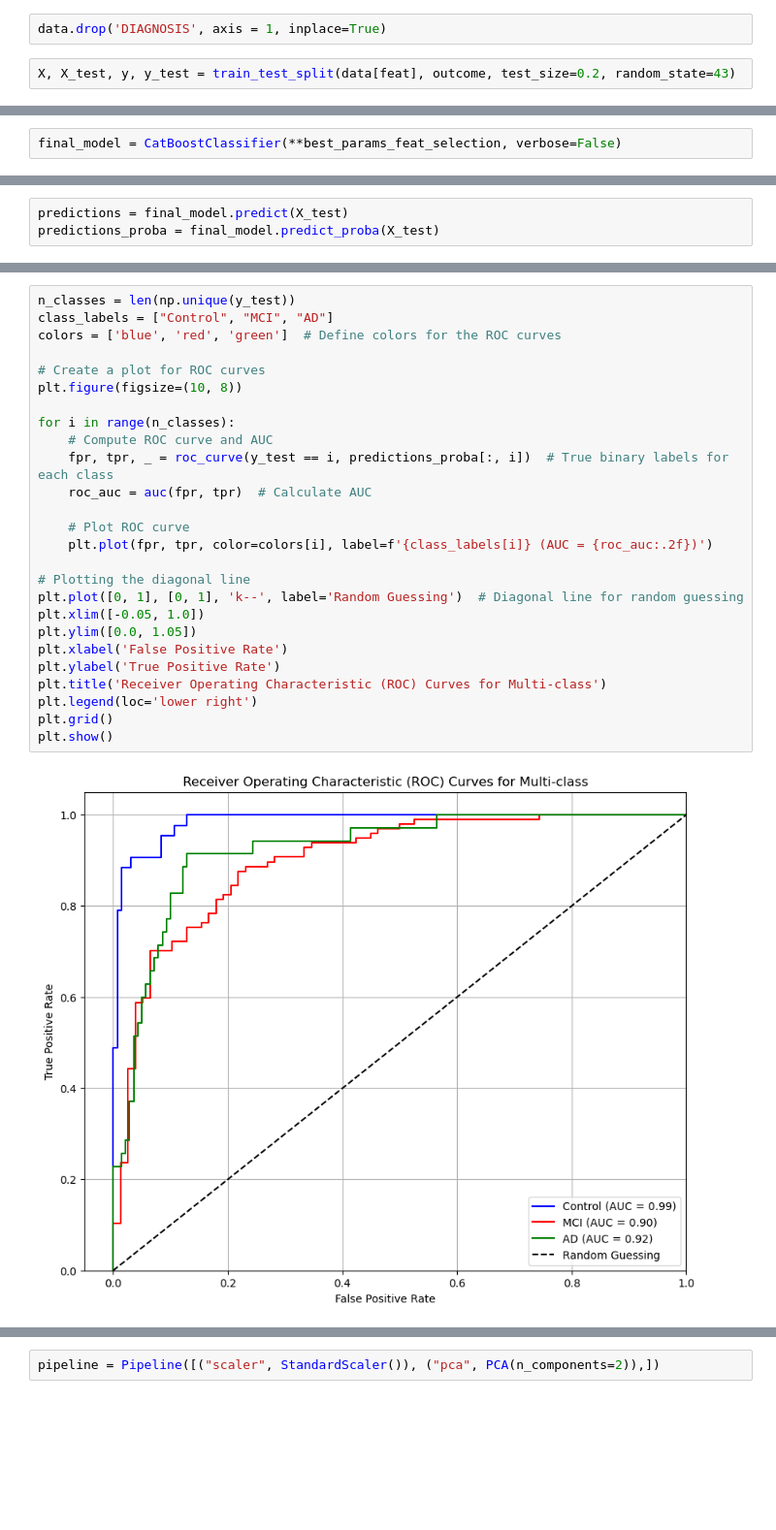
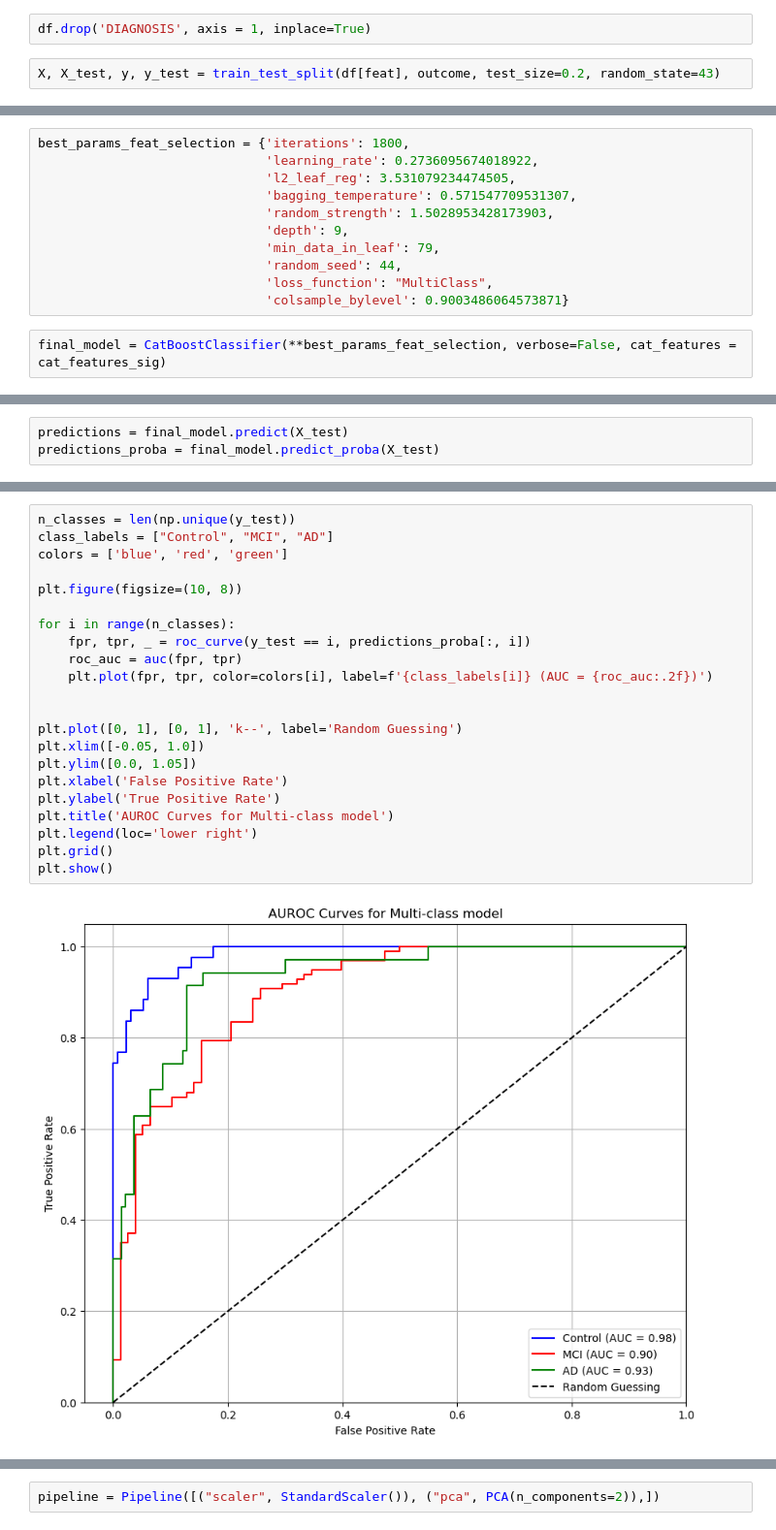
Before and after one commit to Art83/adni_mci, a Jupyter notebook: code/Experiment.2.Feature_Selection_Model.ipynb, the cells around one changed output, grey strips where cells are left out. Shown: that part at 97% size. Saved outputs shown, nothing was run; the diff lists cells and outputs as text; blank space fills up the shorter version.

Commit message:
Finalized the metrics that go into the paper

```diff
--- a/code/Experiment.2.Feature_Selection_Model.ipynb
+++ b/code/Experiment.2.Feature_Selection_Model.ipynb
@@ -122,9 +157,9 @@ outcome = outcome.replace({"Control": 0,
                   "MCI": 1,
                   "AZ": 2})
 # %%
-data.drop('DIAGNOSIS', axis = 1, inplace=True)
+df.drop('DIAGNOSIS', axis = 1, inplace=True)
 # %%
-X, X_test, y, y_test = train_test_split(data[feat], outcome, test_size=0.2, random_state=43)
+X, X_test, y, y_test = train_test_split(df[feat], outcome, test_size=0.2, random_state=43)
 # %%
 smote_over = SMOTE(random_state=44)
 X, y = smote_over.fit_resample(X, y)
@@ -142,5 +166,16 @@ best_params_feat_selection = {"iterations": 1800,
+# %%
+best_params_feat_selection = {'iterations': 1800,
+                              'learning_rate': 0.2736095674018922,
+                              'l2_leaf_reg': 3.531079234474505,
+                              'bagging_temperature': 0.571547709531307,
+                              'random_strength': 1.5028953428173903,
+                              'depth': 9,
+                              'min_data_in_leaf': 79,
+                              'random_seed': 44,
+                              'loss_function': "MultiClass",
+                              'colsample_bylevel': 0.9003486064573871}
 # %%
-final_model = CatBoostClassifier(**best_params_feat_selection, verbose=False)
+final_model = CatBoostClassifier(**best_params_feat_selection, verbose=False, cat_features = cat_features_sig)
 # %%
 final_model.fit(X, y)
 # %% [output]
@@ -164,29 +199,25 @@ array([[39,  4,  0],
 # %%
 n_classes = len(np.unique(y_test))
 class_labels = ["Control", "MCI", "AD"]
-colors = ['blue', 'red', 'green']  # Define colors for the ROC curves
+colors = ['blue', 'red', 'green']
 
-# Create a plot for ROC curves
 plt.figure(figsize=(10, 8))
 
 for i in range(n_classes):
-    # Compute ROC curve and AUC
-    fpr, tpr, _ = roc_curve(y_test == i, predictions_proba[:, i])  # True binary labels for each class
-    roc_auc = auc(fpr, tpr)  # Calculate AUC
-
-    # Plot ROC curve
+    fpr, tpr, _ = roc_curve(y_test == i, predictions_proba[:, i])
+    roc_auc = auc(fpr, tpr)
     plt.plot(fpr, tpr, color=colors[i], label=f'{class_labels[i]} (AUC = {roc_auc:.2f})')
 
-# Plotting the diagonal line
-plt.plot([0, 1], [0, 1], 'k--', label='Random Guessing')  # Diagonal line for random guessing
+
+plt.plot([0, 1], [0, 1], 'k--', label='Random Guessing')
 plt.xlim([-0.05, 1.0])
 plt.ylim([0.0, 1.05])
 plt.xlabel('False Positive Rate')
 plt.ylabel('True Positive Rate')
-plt.title('Receiver Operating Characteristic (ROC) Curves for Multi-class')
+plt.title('AUROC Curves for Multi-class model')
 plt.legend(loc='lower right')
 plt.grid()
 plt.show()
 # %% [output]
-[figure, old version]
+[figure, new version]
 # %% [markdown]
```
Also changed, not shown: parts of 45 cells of this notebook, 43 other files.
